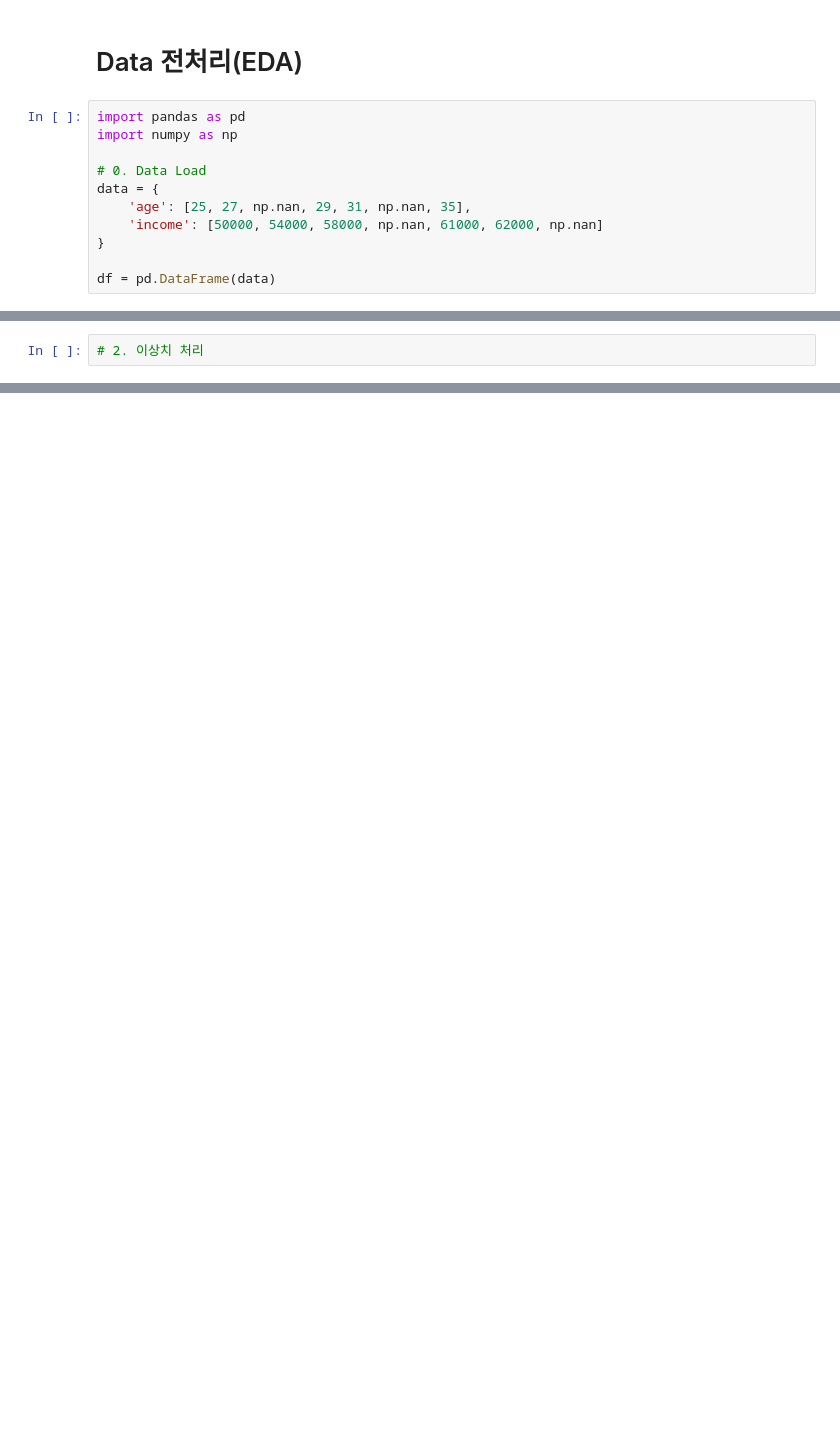
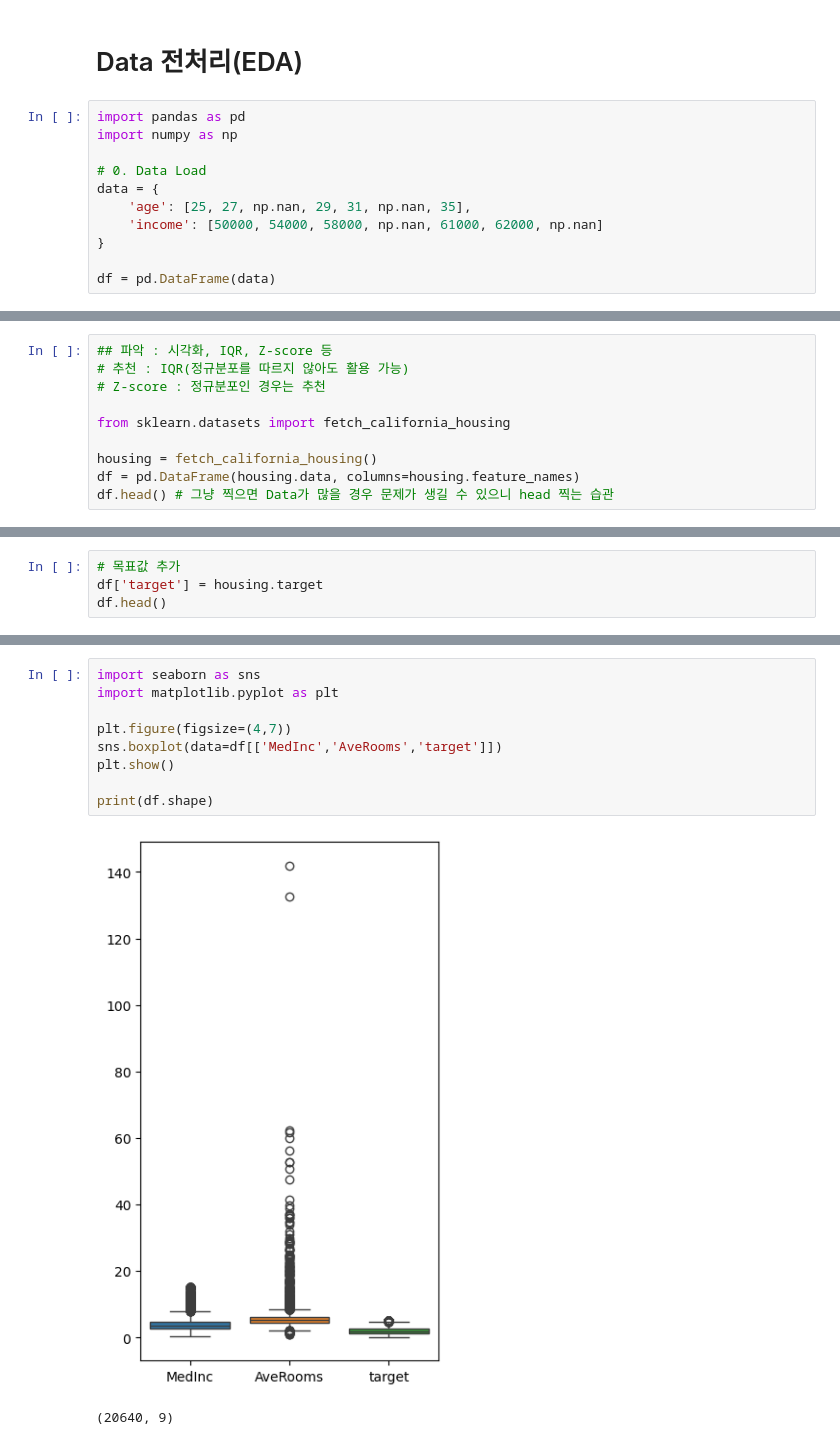
Before and after one commit to walker0625/machine-learning, a Jupyter notebook: data_pre_processing.ipynb, the cells around one changed output, grey strips where cells are left out. Drawn from its saved outputs; the diff is of its cells as text; blank space fills up the shorter version.

```diff
--- a/data_pre_processing.ipynb
+++ b/data_pre_processing.ipynb
@@ -57,2 +60,10 @@ df
 # %%
-# 2. 이상치 처리
+## 파악 : 시각화, IQR, Z-score 등
+# 추천 : IQR(정규분포를 따르지 않아도 활용 가능)
+# Z-score : 정규분포인 경우는 추천
+
+from sklearn.datasets import fetch_california_housing
+
+housing = fetch_california_housing()
+df = pd.DataFrame(housing.data, columns=housing.feature_names)
+df.head() # 그냥 찍으면 Data가 많을 경우 문제가 생길 수 있으니 head 찍는 습관
@@ -61,0 +77,4 @@ df
+# %%
+# 목표값 추가
+df['target'] = housing.target
+df.head()
@@ -61,0 +174,12 @@ df
+# %%
+import seaborn as sns
+import matplotlib.pyplot as plt
+
+plt.figure(figsize=(4,7))
+sns.boxplot(data=df[['MedInc','AveRooms','target']])
+plt.show()
+
+print(df.shape)
+# %% [output]
+[figure, added]
+(20640, 9)
```
Also changed, not shown: parts of 29 cells of this notebook, 2 other files.
